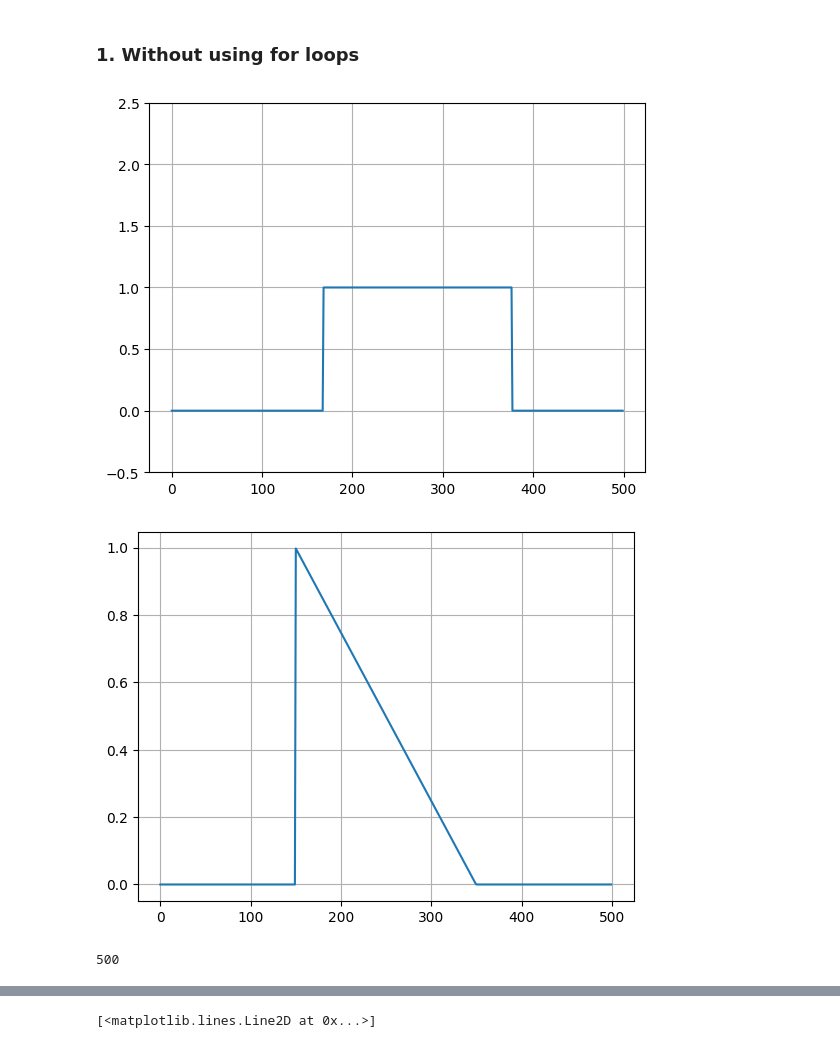
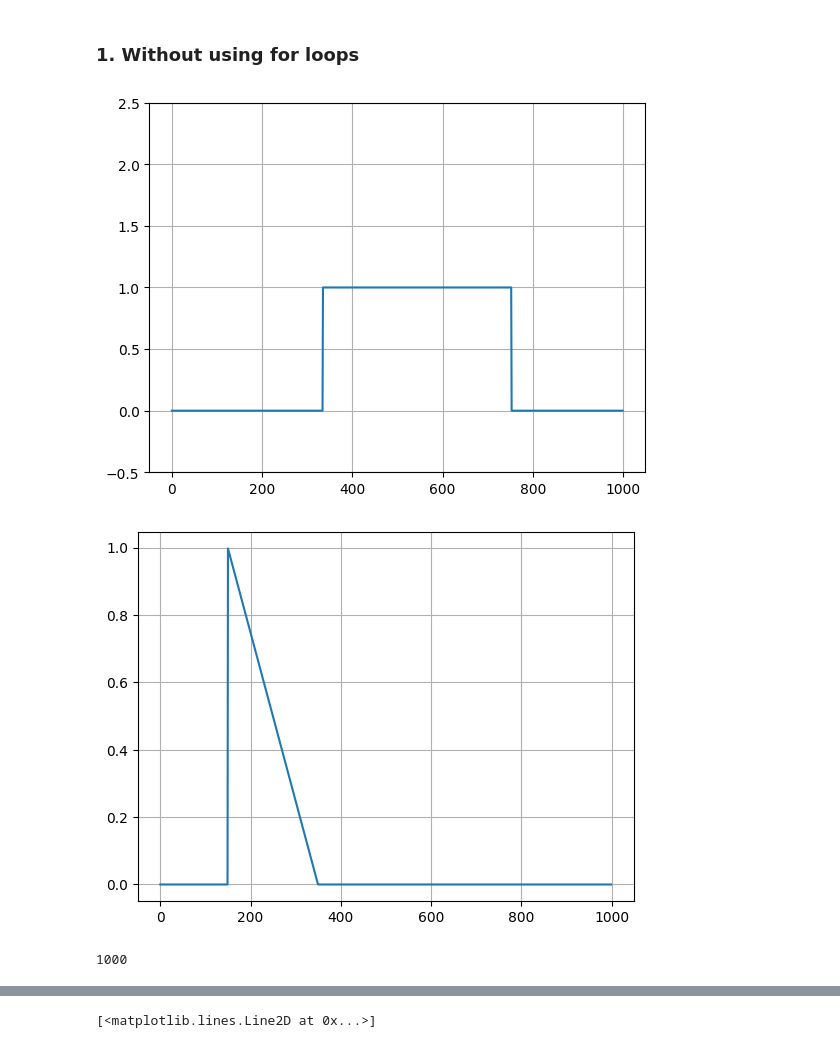
Before and after one commit to natharyan/CS-2467-Monsoon-2024, a Jupyter notebook: PSET1/A.ipynb, the cells around one changed output, grey strips where cells are left out. Saved outputs shown, nothing was run; the diff lists cells and outputs as text; code cells hidden in the pictures.

```diff
--- a/PSET1/A.ipynb
+++ b/PSET1/A.ipynb
@@ -76,22 +35,22 @@ def convolution(x,h):
 # %%
-t = np.linspace(0.15, 0.35, 500, endpoint=False)
+t = np.linspace(0.15, 0.35, 1000, endpoint=False)
 
 plt.ylim(-0.5, 2.5)
 sig1 = signal.square(2 * np.pi * 5.99 * t+4.4)+1
 sig1 = sig1/2
 plt.plot(sig1)
 plt.grid('on')
 # %% [output]
-[figure, old version]
+[figure, new version]
 # %%
 sigt = np.zeros_like(sig1)
 sigt[150:350] = signal.triang(400)[200:]
 plt.plot(sigt)
 plt.grid('on')
 # %% [output]
-[figure, old version]
+[figure, new version]
 # %%
 len(sigt)
 # %% [output]
-500
+1000
 # %%
```
Also changed, not shown: parts of 20 cells of this notebook.
